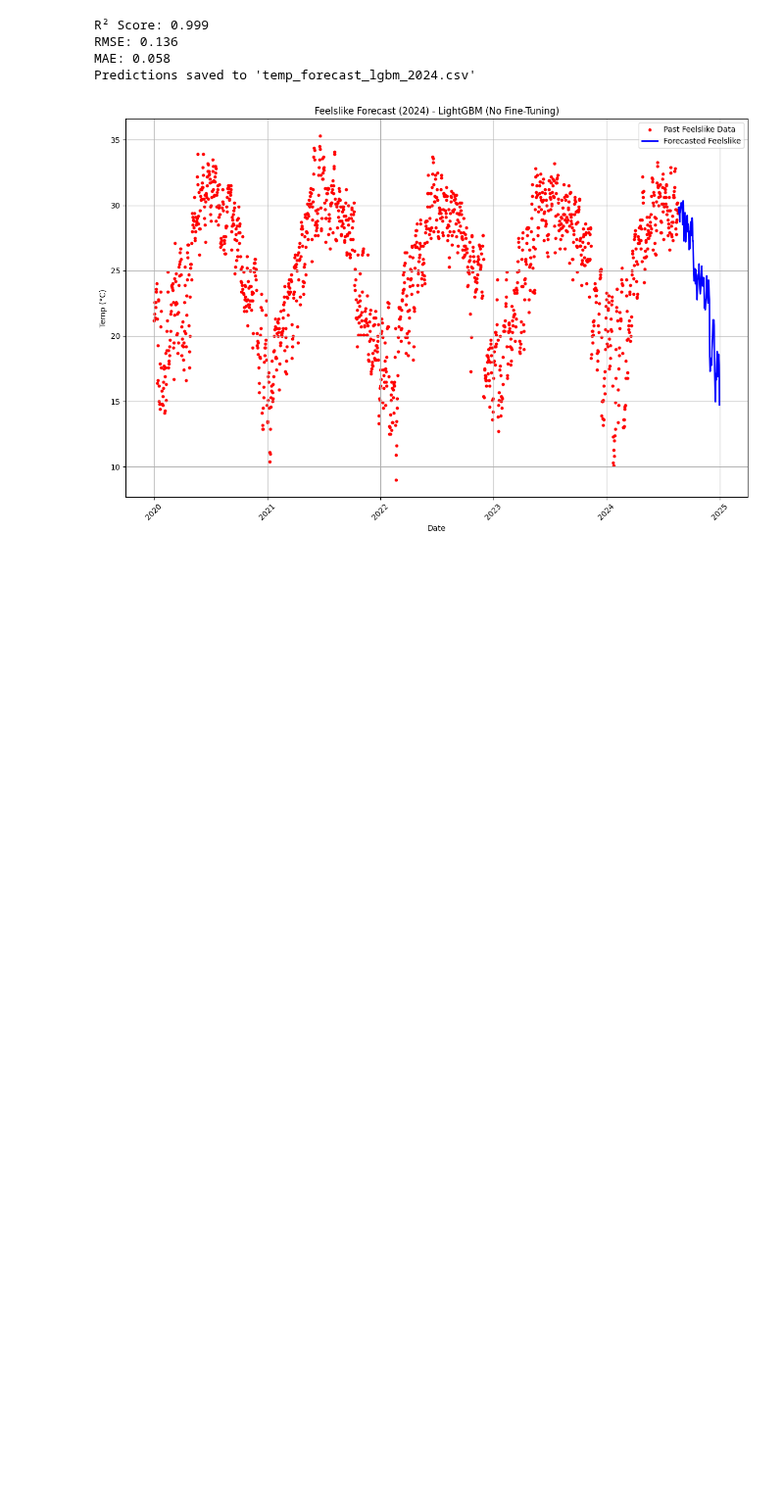
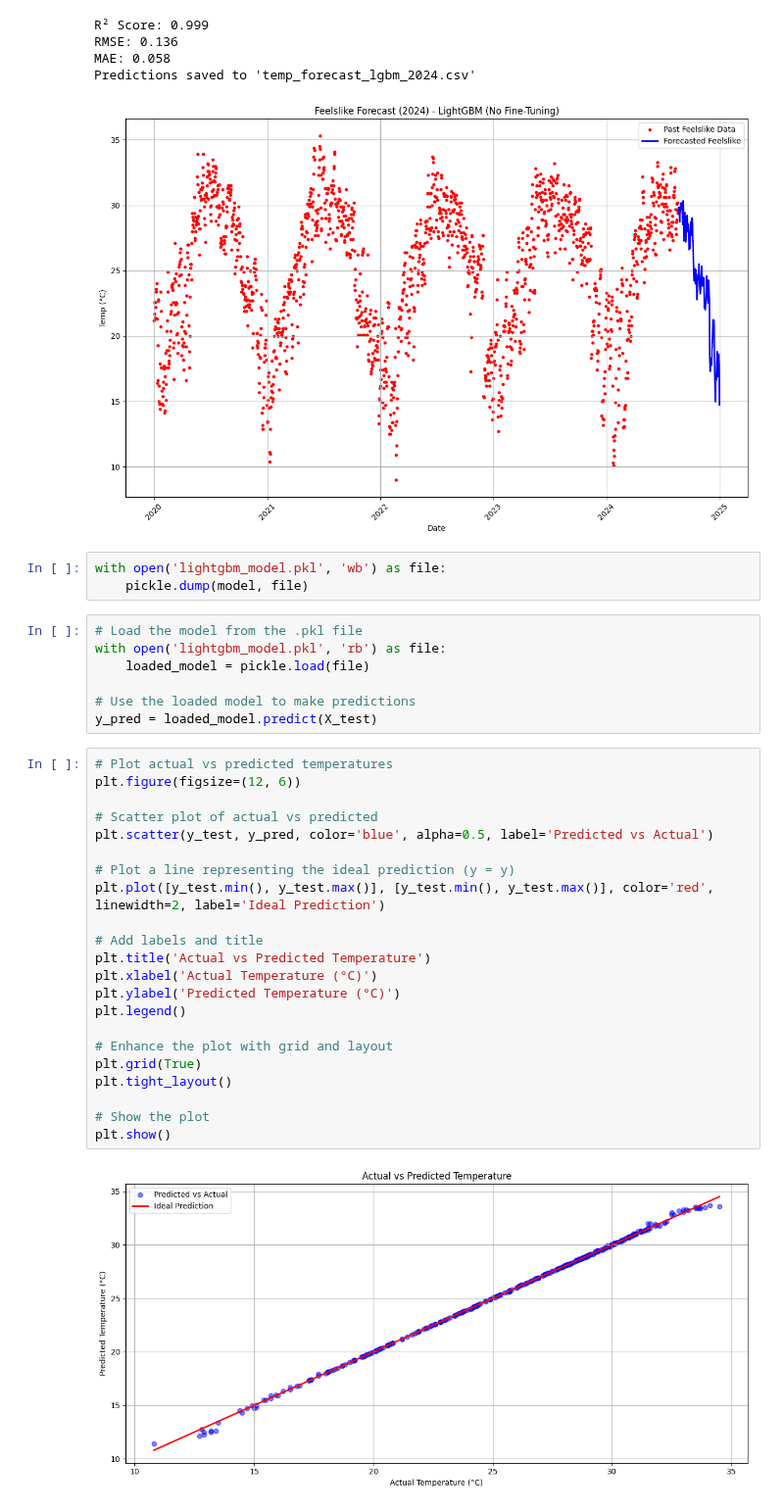
Before and after one commit to lbibi1805-dot/ML_WEATHER_PREDICTION, a Jupyter notebook: test_lgbm/temp/temp0.ipynb, the cells around one changed output. Shown at 98% size. Saved outputs shown, nothing was run; the diff lists cells and outputs as text; blank space fills up the shorter version.

```diff
--- a/test_lgbm/temp/temp0.ipynb
+++ b/test_lgbm/temp/temp0.ipynb
@@ -115,3 +116,37 @@ RMSE: 0.136
 MAE: 0.058
 Predictions saved to 'temp_forecast_lgbm_2024.csv'
 [figure]
+# %%
+with open('lightgbm_model.pkl', 'wb') as file:
+    pickle.dump(model, file)
+# %%
+# Load the model from the .pkl file
+with open('lightgbm_model.pkl', 'rb') as file:
+    loaded_model = pickle.load(file)
+
+# Use the loaded model to make predictions
+y_pred = loaded_model.predict(X_test)
+# %%
+# Plot actual vs predicted temperatures
+plt.figure(figsize=(12, 6))
+
+# Scatter plot of actual vs predicted
+plt.scatter(y_test, y_pred, color='blue', alpha=0.5, label='Predicted vs Actual')
+
+# Plot a line representing the ideal prediction (y = y)
+plt.plot([y_test.min(), y_test.max()], [y_test.min(), y_test.max()], color='red', linewidth=2, label='Ideal Prediction')
+
+# Add labels and title
+plt.title('Actual vs Predicted Temperature')
+plt.xlabel('Actual Temperature (°C)')
+plt.ylabel('Predicted Temperature (°C)')
+plt.legend()
+
+# Enhance the plot with grid and layout
+plt.grid(True)
+plt.tight_layout()
+
+# Show the plot
+plt.show()
+# %% [output]
+[figure, added]
```
Also changed, not shown: parts of 2 cells of this notebook, 1 other file.
